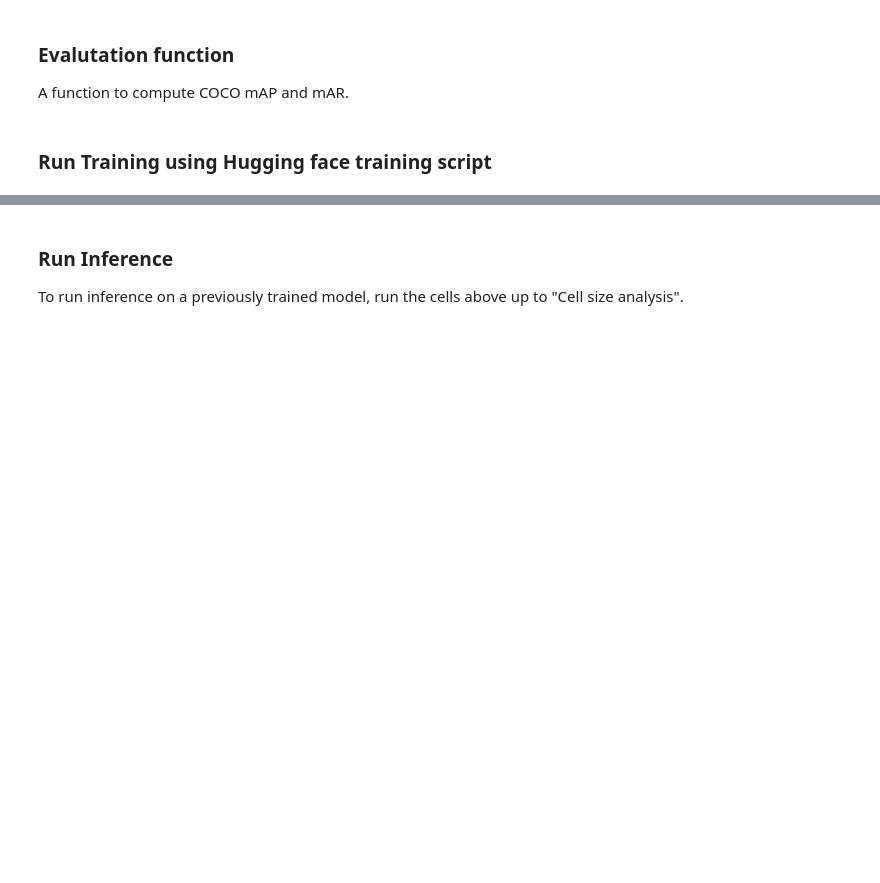
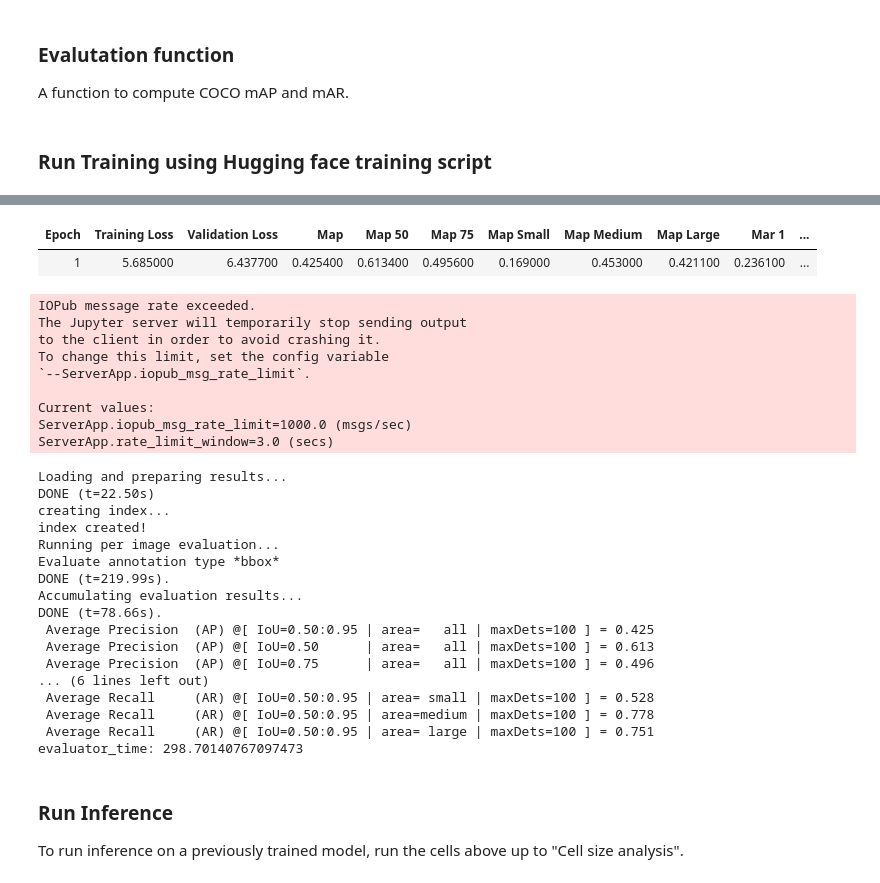
Before and after one commit to ashishsinha-cellanome/as-cells, a Jupyter notebook: Mask RCNN/Training RT-DETR for Cell detection.ipynb, the cells around one changed output, grey strips where cells are left out. Cells and saved outputs as stored; diff of their text form; code cells hidden in the pictures; blank space fills up the shorter version.

```diff
--- a/Mask RCNN/Training RT-DETR for Cell detection.ipynb
+++ b/Mask RCNN/Training RT-DETR for Cell detection.ipynb
@@ -400,8 +512,6 @@ def get_rt_detr_model(
 # %%
 TRAIN_BATCH_SIZE = 16
-OPTIMIZER = 'Adam' # can be set to 'SGD' as well for stochastic Gradient Descent
-LEARNING_RATE = 1e-4
-NUM_EPOCHS = 10
-MODEL_PATH = 'checkpoints'
+LEARNING_RATE = 5e-5
+NUM_EPOCHS = 8
 # %% [markdown]
 ### Data loaders
@@ -531,7 +628,7 @@ display(show_sample(184, False, SEGMENTATION_MODEL))
 # %%
-model = get_rt_detr_model(
-    id2label=LABEL_MAP
-)
+pre_trained_model_checkpoint: str = os.path.join(MODEL_PATH, CUSTOM_RT_DETR_WITH_DINOV2_BACKBONE_INITIAL_CHECKPOINT)
+# pre_trained_model_checkpoint: str = os.path.join(MODEL_PATH, "checkpoint-53574")
+model = RTDetrV2ForObjectDetectionWithCustomBackbone.from_pretrained(pretrained_model_name_or_path=pre_trained_model_checkpoint)
 
 # train on the GPU or on the CPU, if a GPU is not available
 device = torch.device('cuda') if torch.cuda.is_available() else torch.device('cpu')
@@ -541,3 +638,13 @@ print('Device available:' , device)
 # move model to the right device
 model.train()
 model.to(device)
+
+"""
+To test the model on some inputs,
+train_iter = iter(train_data_loader)
+train_batch = next(train_iter)
+train_batch['pixel_values'] = train_batch['pixel_values'].to(device)
+train_batch['labels'] = [{k: v.to(device) for k, v in sample.items()} for sample in train_batch['labels']]
+with torch.no_grad():
+    out = model(**train_batch)
+"""
@@ -546,15 +657,3 @@ model.to(device)
-# %%
-pre_trained_model_checkpoint: str = "checkpoints/checkpoint-543809"
-model = RTDetrForObjectDetection.from_pretrained(
-        pre_trained_model_checkpoint,
-        id2label=LABEL_MAP,
-        label2id={v: k for k, v in LABEL_MAP.items()},
-        anchor_image_size=None,
-        ignore_mismatched_sizes=False,
-    )
-device = torch.device('cuda') if torch.cuda.is_available() else torch.device('cpu')
-model.to(device)
-model.eval()
 # %% [markdown]
 ### Evalutation function
 A function to compute COCO mAP and mAR.
@@ -741,6 +816,7 @@ training_args = TrainingArguments(
     max_grad_norm=0.1,
     learning_rate=LEARNING_RATE,
     warmup_steps=300,
+    lr_scheduler_type = "reduce_lr_on_plateau",
     per_device_train_batch_size=TRAIN_BATCH_SIZE,
     per_device_eval_batch_size=1,
     torch_empty_cache_steps=int(len(train_dataset) / (5 * TRAIN_BATCH_SIZE)),
@@ -763,9 +839,10 @@ trainer = Trainer(
     args=training_args,
     train_dataset=train_dataset,
     eval_dataset=test_dataset,
-    tokenizer=hg_preprocessor,
+    processing_class=hg_preprocessor,
     data_collator=collate_fn,
     compute_metrics=eval_compute_metrics_fn,
 )
 
 trainer.train()
+# %% [output]
@@ -772,3 +850,31 @@ trainer.train()
+| Epoch | Training Loss | Validation Loss | Map | Map 50 | Map 75 | Map Small | Map Medium | Map Large | Mar 1 | ... |
+| 1 | 5.685000 | 6.437700 | 0.425400 | 0.613400 | 0.495600 | 0.169000 | 0.453000 | 0.421100 | 0.236100 | ... |
+IOPub message rate exceeded.
+The Jupyter server will temporarily stop sending output
+to the client in order to avoid crashing it.
+To change this limit, set the config variable
+`--ServerApp.iopub_msg_rate_limit`.
+
+Current values:
+ServerApp.iopub_msg_rate_limit=1000.0 (msgs/sec)
+ServerApp.rate_limit_window=3.0 (secs)
+Loading and preparing results...
+DONE (t=22.50s)
+creating index...
+index created!
+Running per image evaluation...
+Evaluate annotation type *bbox*
+DONE (t=219.99s).
+Accumulating evaluation results...
+DONE (t=78.66s).
+ Average Precision  (AP) @[ IoU=0.50:0.95 | area=   all | maxDets=100 ] = 0.425
+ Average Precision  (AP) @[ IoU=0.50      | area=   all | maxDets=100 ] = 0.613
+ Average Precision  (AP) @[ IoU=0.75      | area=   all | maxDets=100 ] = 0.496
+... (6 lines left out)
+ Average Recall     (AR) @[ IoU=0.50:0.95 | area= small | maxDets=100 ] = 0.528
+ Average Recall     (AR) @[ IoU=0.50:0.95 | area=medium | maxDets=100 ] = 0.778
+ Average Recall     (AR) @[ IoU=0.50:0.95 | area= large | maxDets=100 ] = 0.751
+evaluator_time: 298.70140767097473
 # %%
 # Epoch	Training Loss	Validation Loss	Map	Map 50	Map 75	Map Small	Map Medium	Map Large	Mar 1	Mar 10	Mar 100	Mar Small	Mar Medium	Mar Large
 # 1	8.449600	9.477483	0.453100	0.705400	0.533500	0.283200	0.465200	0.212800	0.157800	0.492900	0.565200	0.344000	0.602500	0.315500
```
Also changed, not shown: parts of 39 cells of this notebook.
